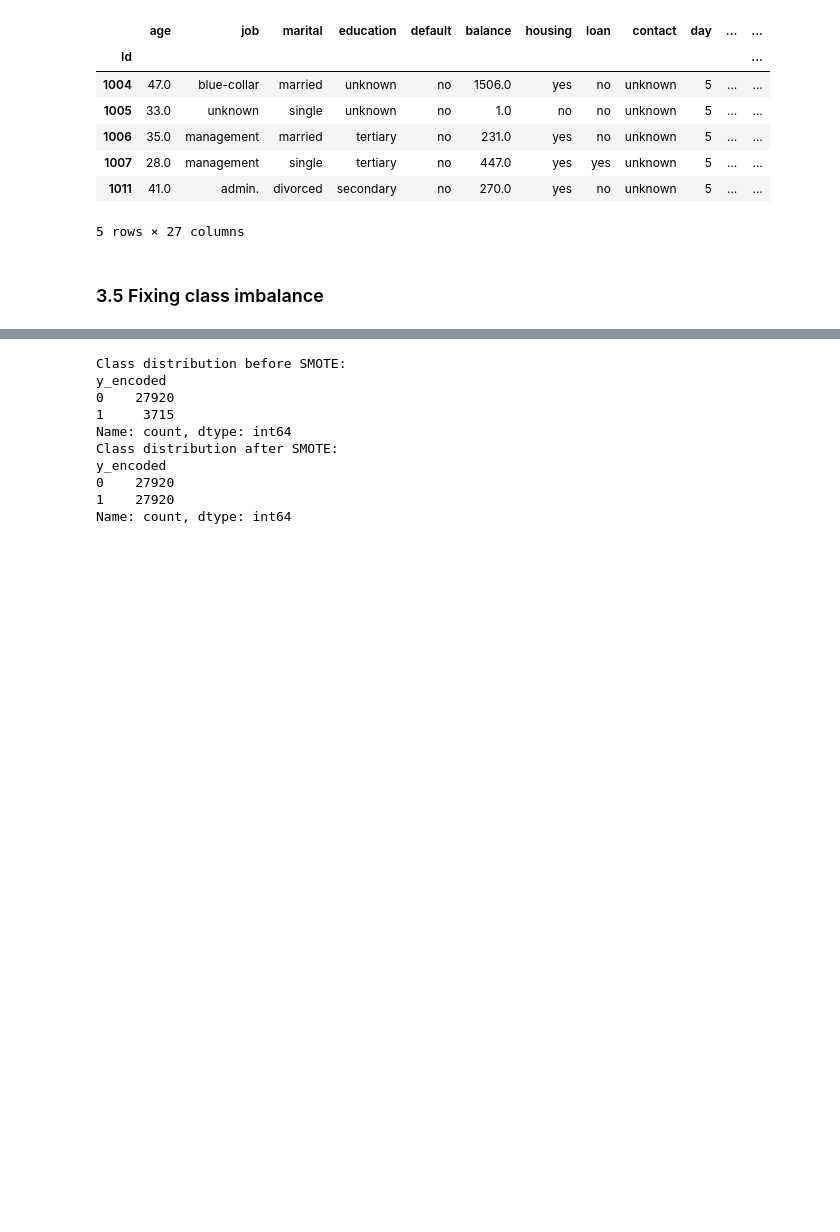
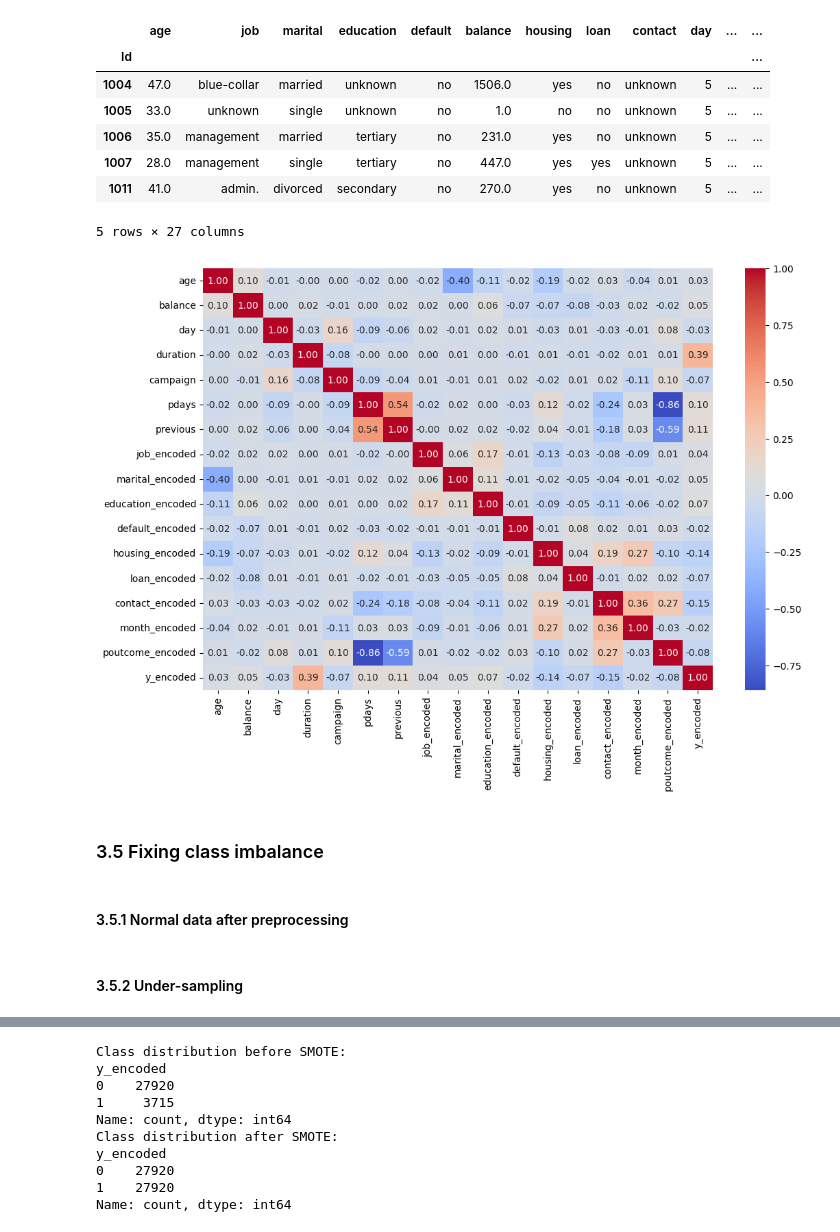
Before and after one commit to jjosorioc/Bank-Client-Attributes-and-Marketing-Outcomes, a Jupyter notebook: SupervisedLearning.ipynb, the cells around one changed output, grey strips where cells are left out. Drawn from its saved outputs; the diff is of its cells as text; code cells hidden in the pictures; blank space fills up the shorter version.

```diff
--- a/SupervisedLearning.ipynb
+++ b/SupervisedLearning.ipynb
@@ -323,8 +323,18 @@ df.head()
 | 1007 | 28.0 | management | single | tertiary | no | 447.0 | yes | yes | unknown | 5 | ... | ... |
 | 1011 | 41.0 | admin. | divorced | secondary | no | 270.0 | yes | no | unknown | 5 | ... | ... |
 5 rows × 27 columns
+# %%
+plt.figure(figsize=(12, 8))
+numeric_cols = df.select_dtypes(include='number').columns
+corr = df[numeric_cols].corr()  # Calculate correlation matrix
+sns.heatmap(corr, annot=True, cmap='coolwarm', fmt=".2f")  # Create a heatmap with seaborn
+plt.show()
+# %% [output]
+[figure, added]
 # %% [markdown]
 ### 3.5 Fixing class imbalance
+# %% [markdown]
+#### 3.5.1 Normal data after preprocessing
 # %%
 # First we need to split dataset into train and test
 X = df.drop(['y'], axis=1)
@@ -335,3 +345,5 @@ X = df.drop(columns_to_exclude, axis=1)
 
 # Split train and test
 X_train, X_test, y_train, y_test = train_test_split(X, y, test_size=0.30, random_state=100)
+# %% [markdown]
+#### 3.5.2 Under-sampling
```
Also changed, not shown: parts of 12 cells of this notebook.
